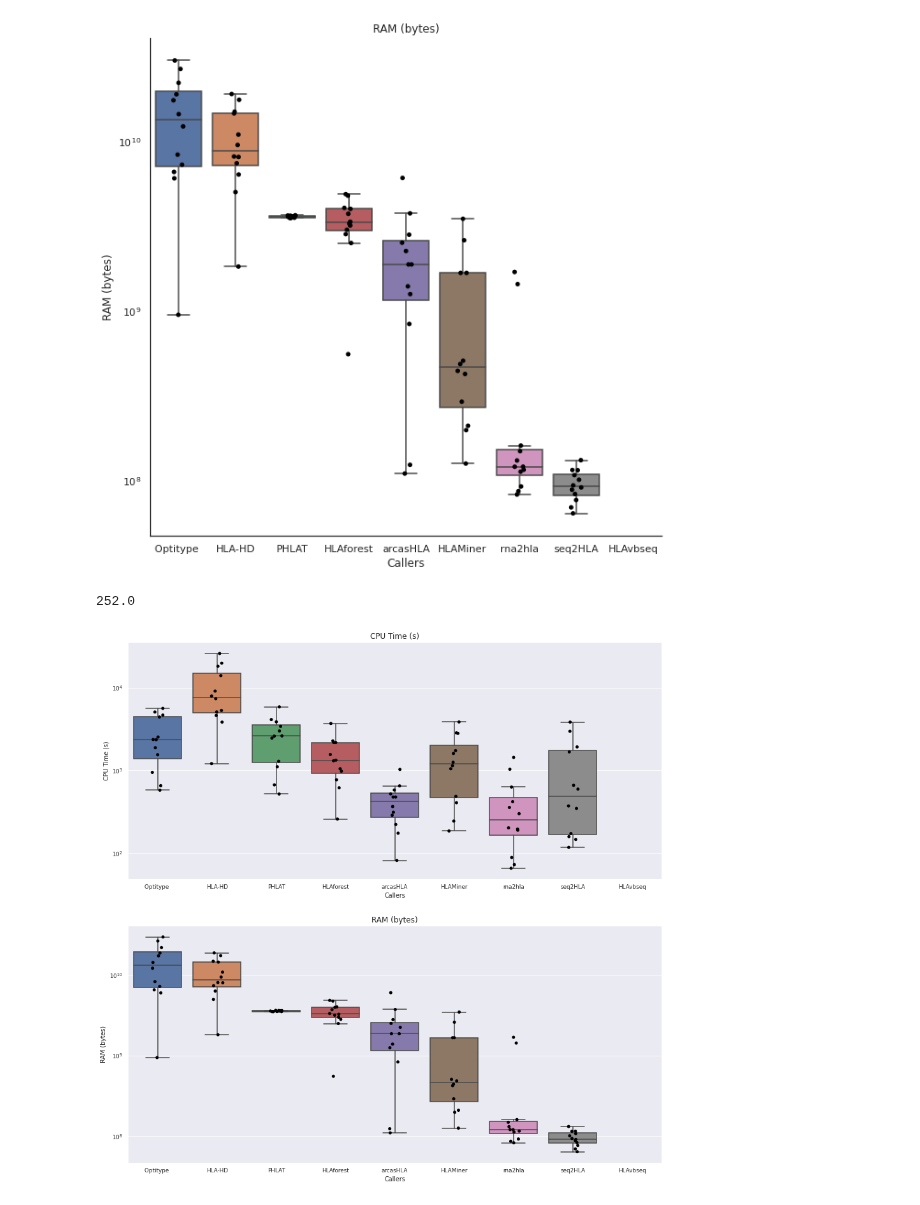
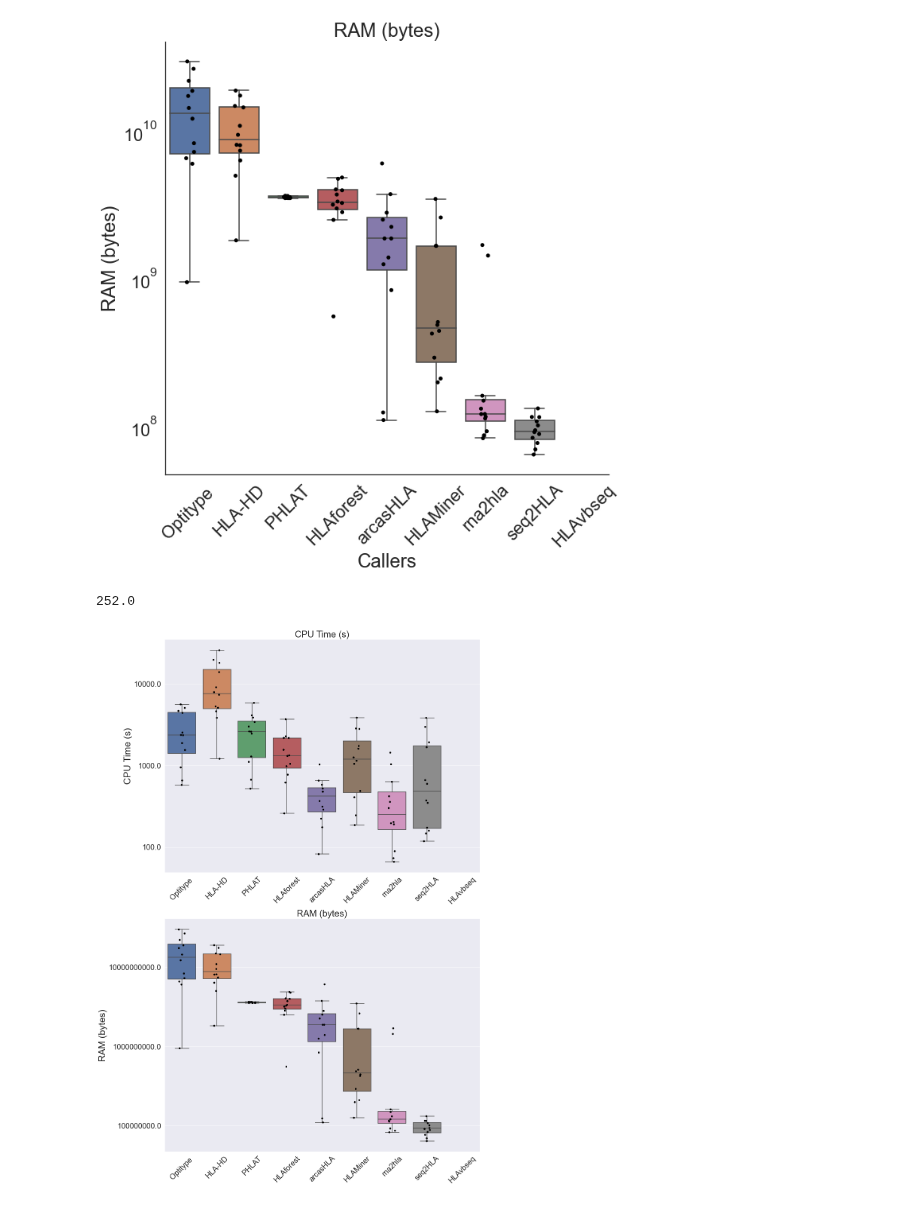
Before and after one commit to ydottie/hlaproject, a Jupyter notebook: notebooks/CPU_memory.ipynb, the cells around one changed output. Saved outputs shown, nothing was run; the diff lists cells and outputs as text; code cells hidden in the pictures.

```diff
--- a/notebooks/CPU_memory.ipynb
+++ b/notebooks/CPU_memory.ipynb
@@ -8,11 +8,14 @@ import pylab as P
 root = '..'
 # %%
 # runtime plot
+
+
 data = pd.read_csv(root+'/results/cpu_ram/runtime_data - cpu.csv')
 df = data.melt()
 sns.set_context("paper")
 sns.color_palette("pastel")
 sns.set(rc={'figure.figsize':(10,10)})
+sns.set(font_scale=2)
 sns.set_style("white")
 
 my_order = ["Optitype ","HLA-HD","PHLAT","HLAforest","arcasHLA","HLAMiner","rna2hla","seq2HLA","HLAvbseq"]
@@ -22,6 +25,8 @@ ax = sns.stripplot(x="variable", y="value", data=df[12:],order=my_order,jitter=T
 
 ax.set_ylabel("CPU Time (s)")
 ax.set_xlabel("Callers")
+ax.set_xticklabels(labels=my_order, rotation = 45)
+
 ax.set_title("CPU Time (s)")
 ax.set_yscale('log')
 sns.despine()
@@ -31,27 +36,29 @@ plt.savefig(root+'/Figures/cpu.png',bbox_inches ="tight",dpi=300)
 # %%
 # ram
 
-gs = pd.read_csv(root+'/results/cpu_ram/runtime_data - ram.csv')
-df = gs.melt()
+data = pd.read_csv(root+'/results/cpu_ram/runtime_data - ram.csv')
+df = data.melt()
 sns.set_context("paper")
 sns.color_palette("pastel")
 sns.set(rc={'figure.figsize':(10,10)})
+sns.set(font_scale=2)
 sns.set_style("white")
 
 my_order = ["Optitype ","HLA-HD","PHLAT","HLAforest","arcasHLA","HLAMiner","rna2hla","seq2HLA","HLAvbseq"]
 
 ax1 = sns.boxplot(x="variable",y="value", data=df[12:],order=my_order,showfliers=False)
 ax1 = sns.stripplot(x="variable", y="value", data=df[12:],order=my_order,jitter=True,s=5,color='black',edgecolor='black')
 
+ax1.set_xticklabels(labels=my_order, rotation = 45)
 ax1.set_ylabel("RAM (bytes)")
 ax1.set_xlabel("Callers")
 ax1.set_title("RAM (bytes)")
 ax1.set_yscale('log')
 sns.despine()
 
 plt.savefig(root+'/Figures/ram.png',bbox_inches ="tight",dpi=300)
 # %% [output]
-[figure, old version]
+[figure, new version]
 # %%
 data = pd.read_csv(root+'/results/cpu_ram/runtime_data - ram.csv')
 np.median(np.array(data['rna2hla']))
@@ -64,43 +71,44 @@ np.median(np.array(data['rna2hla']))
 sns.set(font_scale=5)
 sns.set_context("paper")
 sns.color_palette("pastel")
-fig, ax = plt.subplots(2, 1,figsize=(15, 15))
-# runtime plot
+fig, ax = plt.subplots(2, 1,figsize=(15, 25))
+sns.set(font_scale=2)
+
+# cpu plot
 data = pd.read_csv(root+'/results/cpu_ram/runtime_data - cpu.csv')
 df = data.melt()
-sns.set_context("paper")
-sns.color_palette("pastel")
-sns.set(rc={'figure.figsize':(10,10)})
-sns.set_style("white")
 
 my_order = ["Optitype ","HLA-HD","PHLAT","HLAforest","arcasHLA","HLAMiner","rna2hla","seq2HLA","HLAvbseq"]
 
 sns.boxplot(ax=ax[0],x="variable",y="value", data=df[12:],order=my_order,showfliers=False)
 sns.stripplot(ax=ax[0],x="variable", y="value", data=df[12:],order=my_order,jitter=True,s=5,color='black',edgecolor='black')
-ax[0].set_ylabel("CPU Time (s)")
-ax[0].set_xlabel("Callers")
+ax[0].set_ylabel("CPU Time (s)",size=25)
+ax[0].set_xlabel("")
 ax[0].set_title("CPU Time (s)")
 ax[0].set_yscale('log')
+ax[0].set_xticklabels(labels=my_order, rotation = 45,size = 20)
+ax[0].set_yticklabels(ax[0].get_yticks(),size = 20)
+
 
 # ram
 
-gs = pd.read_csv(root+'/results/cpu_ram/runtime_data - ram.csv')
-df = gs.melt()
-sns.set_context("paper")
-sns.color_palette("pastel")
-sns.set(rc={'figure.figsize':(10,10)})
-sns.set_style("white")
+data1 = pd.read_csv(root+'/results/cpu_ram/runtime_data - ram.csv')
+df1 = data1.melt()
 
 my_order = ["Optitype ","HLA-HD","PHLAT","HLAforest","arcasHLA","HLAMiner","rna2hla","seq2HLA","HLAvbseq"]
 
-sns.boxplot(ax=ax[1],x="variable",y="value", data=df[12:],order=my_order,showfliers=False)
-sns.stripplot(ax=ax[1],x="variable", y="value", data=df[12:],order=my_order,jitter=True,s=5,color='black',edgecolor='black')
+sns.boxplot(ax=ax[1],x="variable",y="value", data=df1[12:],order=my_order,showfliers=False)
+sns.stripplot(ax=ax[1],x="variable", y="value", data=df1[12:],order=my_order,jitter=True,s=5,color='black',edgecolor='black')
 
-ax[1].set_ylabel("RAM (bytes)")
-ax[1].set_xlabel("Callers")
+ax[1].set_ylabel("RAM (bytes)",size=25)
 ax[1].set_title("RAM (bytes)")
+ax[1].set_xlabel("")
 ax[1].set_yscale('log')
+ax[1].set_xticklabels(labels=my_order, rotation = 45,size = 20)
+ax[1].set_yticklabels(ax[1].get_yticks(),size = 20)
+
+
 sns.despine()
 #plt.savefig(root+'/Figures/cpu.png',bbox_inches ="tight",dpi=300)
 # %% [output]
-[figure, old version]
+[figure, new version]
```
Also changed, not shown: parts of 1 cell of this notebook, 10 other files.
